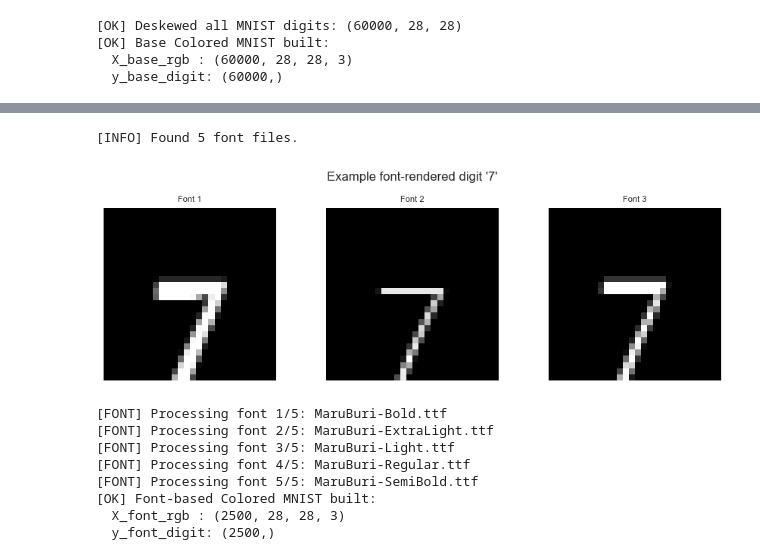
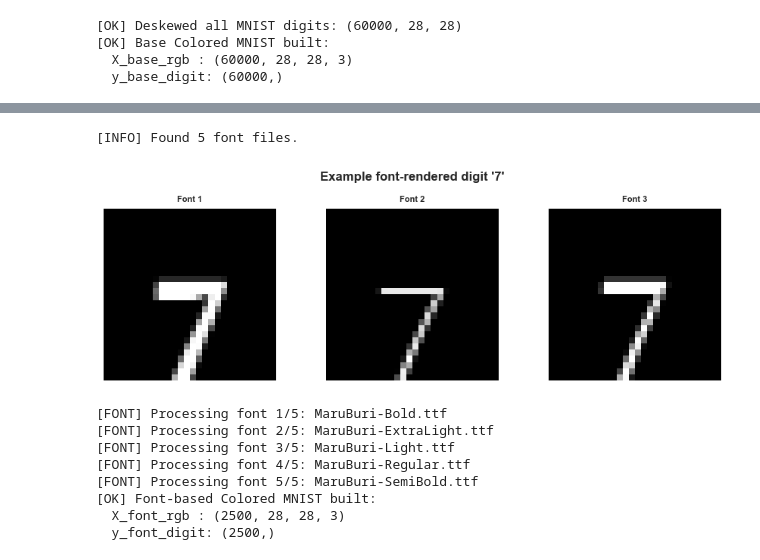
Before and after one commit to ML-SSU-2025/colored-mnist-classification, a Jupyter notebook: notebooks/01_preprocessing_colored_mnist.ipynb, the cells around one changed output, grey strips where cells are left out. Drawn from its saved outputs; the diff is of its cells as text; code cells hidden in the pictures.

```diff
--- a/notebooks/01_preprocessing_colored_mnist.ipynb
+++ b/notebooks/01_preprocessing_colored_mnist.ipynb
@@ -459,36 +459,36 @@ def render_digit_with_font(digit: int,
         # Draw white digit (255) on black background
         draw.text((x, y), text, fill=255, font=font)
 
         arr = np.array(img, dtype=np.uint8)  # convert PIL image to numpy array
         return arr
     except Exception as e:
         print(f"[WARN] Failed to render digit {digit} with font {font_path}: {e}")
         return None
 
 
 font_paths = find_font_paths(FONTS_DIR)  # collect all font files
 print(f"[INFO] Found {len(font_paths)} font files.")
 
 # Quick EDA: show some rendered font digits if fonts exist
 n_fonts_preview = min(3, len(font_paths))  # at most 3 fonts for preview
 if n_fonts_preview > 0:
     plt.figure(figsize=(3 * n_fonts_preview, 3))
     for i, fpath in enumerate(font_paths[:n_fonts_preview]):
         img = render_digit_with_font(7, fpath)  # render digit '7'
         if img is None:
             continue
         plt.subplot(1, n_fonts_preview, i + 1)
         plt.imshow(img, cmap="gray")
         plt.axis("off")
-        plt.title(f"Font {i+1}", fontsize=8)
-    plt.suptitle("Example font-rendered digit '7'", fontsize=12)
+        plt.title(f"Font {i+1}", fontsize=8, fontweight="bold")
+    plt.suptitle("Example font-rendered digit '7'", fontsize=12, fontweight="bold")
     plt.tight_layout()
     plt.show()
 else:
     print("[INFO] No font files found; font-based digits may be skipped.")
 # %% [output]
 [INFO] Found 5 font files.
-[figure, old version]
+[figure, new version]
 # %%
 # ------------------------------------------------------------
 # [Cell 8] Build font-based Colored MNIST subset (with deskew)
```
Also changed, not shown: parts of 2 cells of this notebook.
